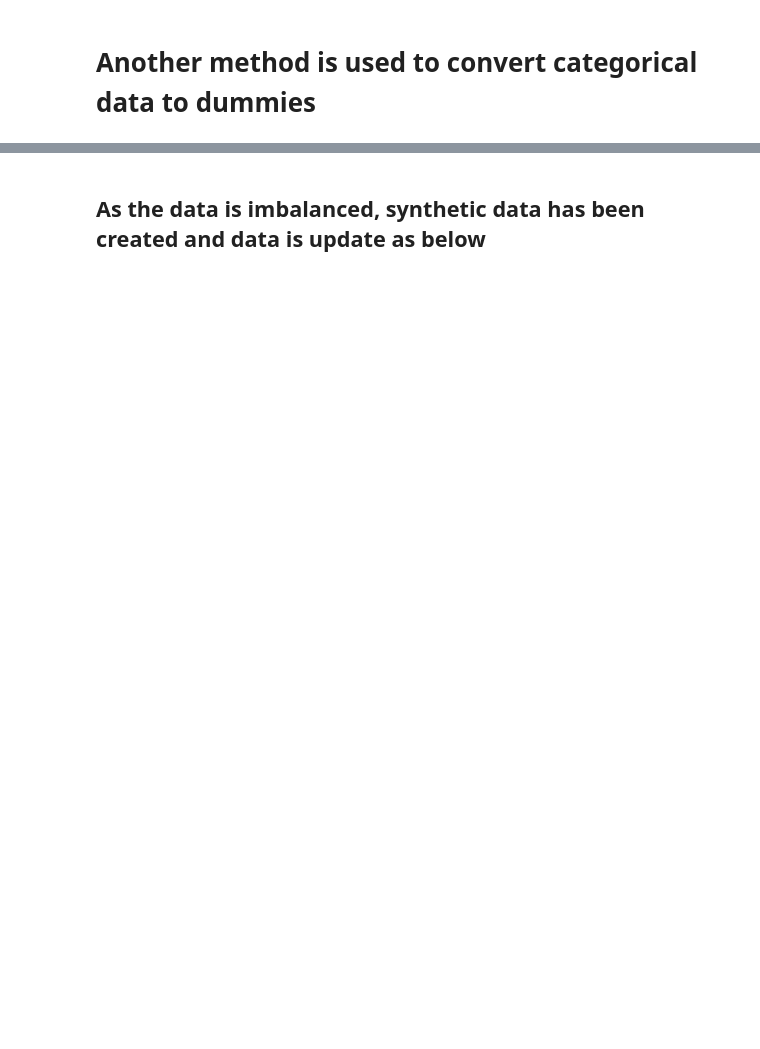
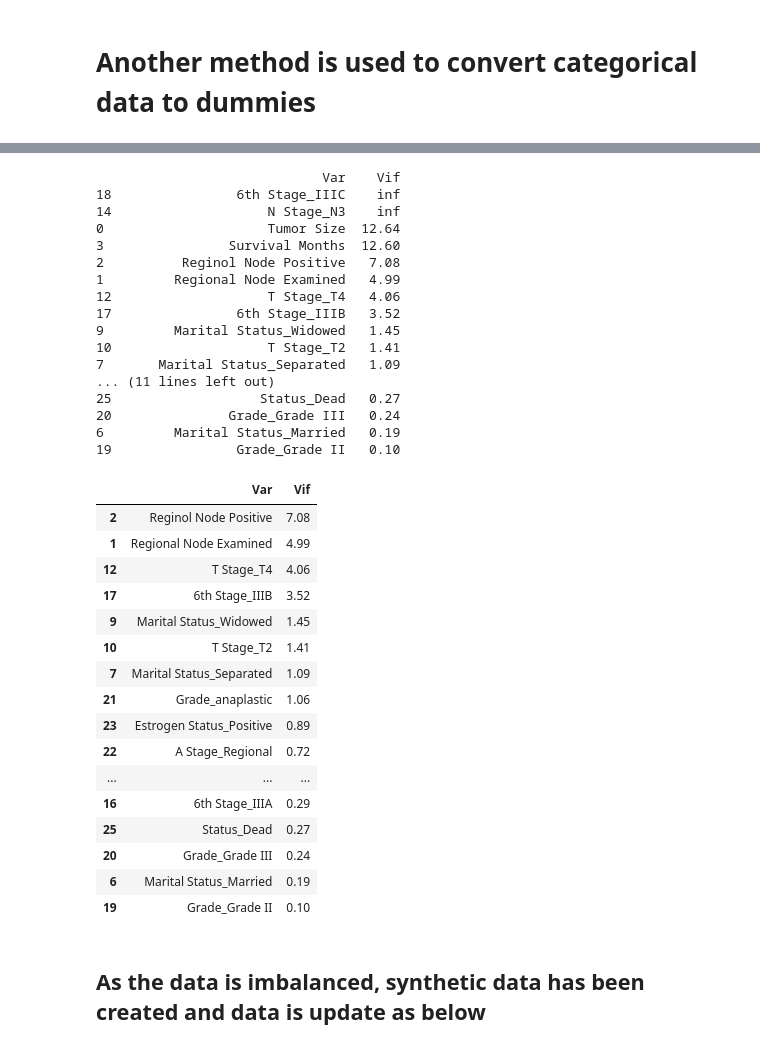
Before and after one commit to nakisa84/Springboard, a Jupyter notebook: capston 2 project/notebooks/BC-DataWrangling.ipynb, the cells around one changed output, grey strips where cells are left out. Drawn from its saved outputs; the diff is of its cells as text; code cells hidden in the pictures; blank space fills up the shorter version.

```diff
--- a/capston 2 project/notebooks/BC-DataWrangling.ipynb
+++ b/capston 2 project/notebooks/BC-DataWrangling.ipynb
@@ -286,0 +287,4 @@ df_labeled.to_csv(fpath, index=False)
+# %%
+# converting the categorical data to dummy variable and drop one category from all of the labale data
+df_numeric = pd.get_dummies(df_dropped,drop_first=True)
+df_numeric.head()
@@ -286,0 +298,41 @@ df_labeled.to_csv(fpath, index=False)
+# %%
+# dropping the feature with the high VIF
+df_vif = calculate_vif(df_numeric)
+print(df_vif)
+df_dummy = df_vif.drop(df_vif[df_vif['Vif'] > 10].index);
+df_dummy
+# %% [output]
+                             Var    Vif
+18                6th Stage_IIIC    inf
+14                    N Stage_N3    inf
+0                     Tumor Size  12.64
+3                Survival Months  12.60
+2          Reginol Node Positive   7.08
+1         Regional Node Examined   4.99
+12                    T Stage_T4   4.06
+17                6th Stage_IIIB   3.52
+9         Marital Status_Widowed   1.45
+10                    T Stage_T2   1.41
+7       Marital Status_Separated   1.09
+... (11 lines left out)
+25                   Status_Dead   0.27
+20               Grade_Grade III   0.24
+6         Marital Status_Married   0.19
+19                Grade_Grade II   0.10
+|  | Var | Vif |
+| 2 | Reginol Node Positive | 7.08 |
+| 1 | Regional Node Examined | 4.99 |
+| 12 | T Stage_T4 | 4.06 |
+| 17 | 6th Stage_IIIB | 3.52 |
+| 9 | Marital Status_Widowed | 1.45 |
+| 10 | T Stage_T2 | 1.41 |
+| 7 | Marital Status_Separated | 1.09 |
+| 21 | Grade_anaplastic | 1.06 |
+| 23 | Estrogen Status_Positive | 0.89 |
+| 22 | A Stage_Regional | 0.72 |
+| ... | ... | ... |
+| 16 | 6th Stage_IIIA | 0.29 |
+| 25 | Status_Dead | 0.27 |
+| 20 | Grade_Grade III | 0.24 |
+| 6 | Marital Status_Married | 0.19 |
+| 19 | Grade_Grade II | 0.10 |
```
Also changed, not shown: parts of 15 cells of this notebook, 5 other files.
